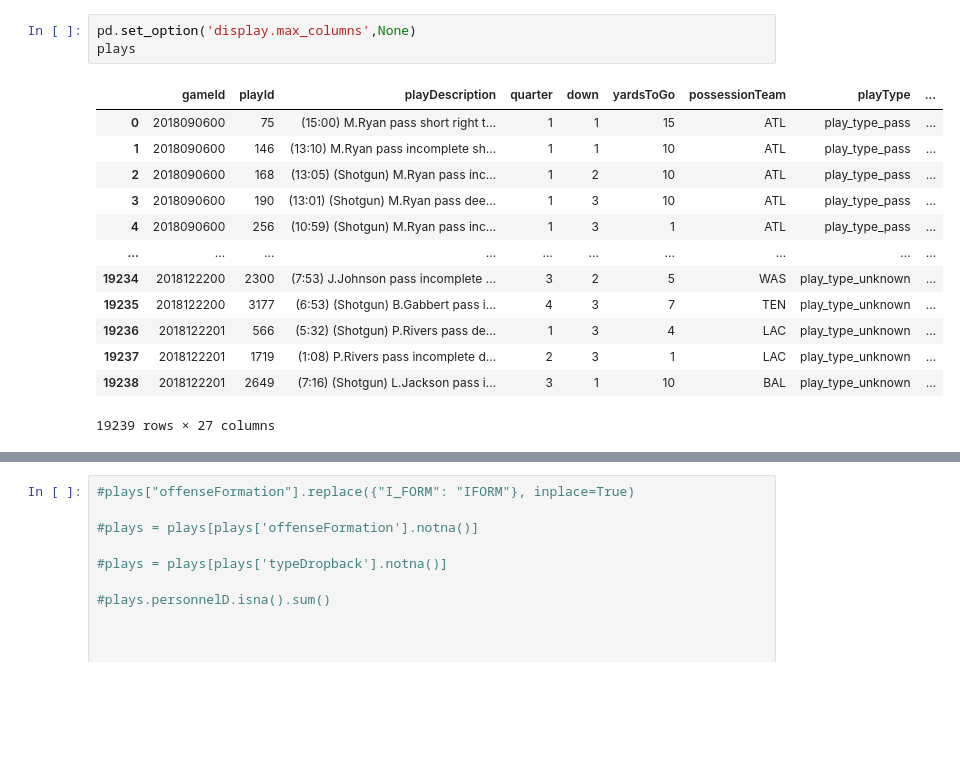
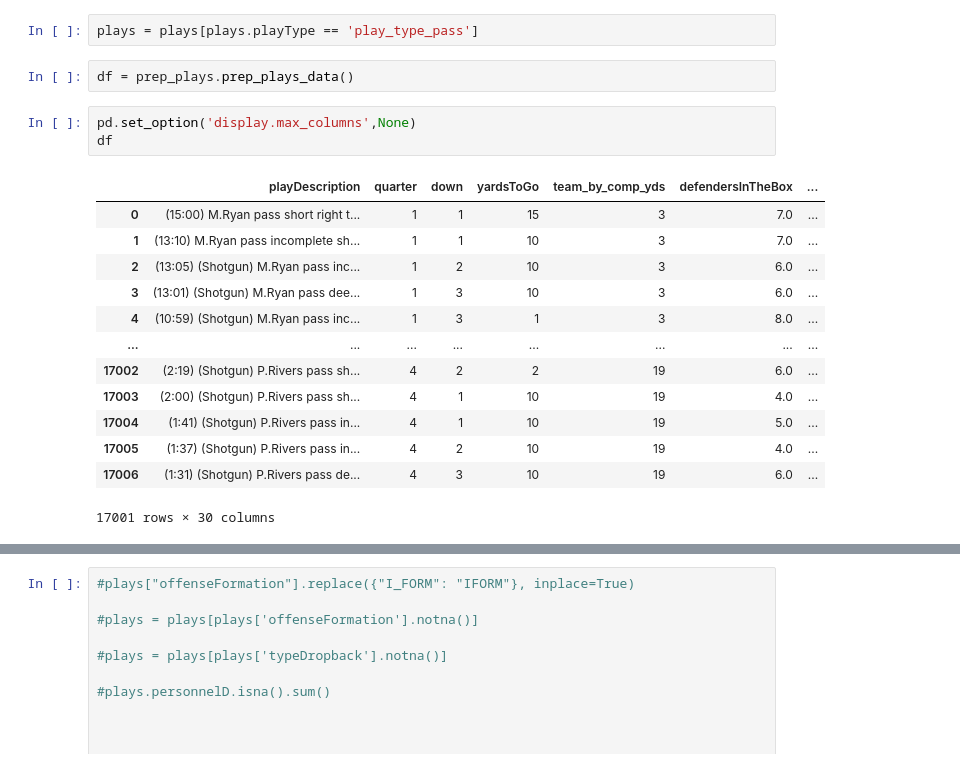
Before and after one commit to Fourth-and-Four/NFL-Big-Data-Bowl-2021, a Jupyter notebook: A_scratch.ipynb, the cells around one changed output, grey strips where cells are left out. Cells and saved outputs as stored; diff of their text form; blank space fills up the shorter version.

```diff
--- a/A_scratch.ipynb
+++ b/A_scratch.ipynb
@@ -39,17 +51,21 @@ plays.head()
+# %%
+plays = plays[plays.playType == 'play_type_pass']
+# %%
+df = prep_plays.prep_plays_data()
 # %%
 pd.set_option('display.max_columns',None)
-plays
+df
 # %% [output]
-|  | gameId | playId | playDescription | quarter | down | yardsToGo | possessionTeam | playType | ... |
-| 0 | 2018090600 | 75 | (15:00) M.Ryan pass short right t... | 1 | 1 | 15 | ATL | play_type_pass | ... |
-| 1 | 2018090600 | 146 | (13:10) M.Ryan pass incomplete sh... | 1 | 1 | 10 | ATL | play_type_pass | ... |
-| 2 | 2018090600 | 168 | (13:05) (Shotgun) M.Ryan pass inc... | 1 | 2 | 10 | ATL | play_type_pass | ... |
-| 3 | 2018090600 | 190 | (13:01) (Shotgun) M.Ryan pass dee... | 1 | 3 | 10 | ATL | play_type_pass | ... |
-| 4 | 2018090600 | 256 | (10:59) (Shotgun) M.Ryan pass inc... | 1 | 3 | 1 | ATL | play_type_pass | ... |
-| ... | ... | ... | ... | ... | ... | ... | ... | ... | ... |
-| 19234 | 2018122200 | 2300 | (7:53) J.Johnson pass incomplete ... | 3 | 2 | 5 | WAS | play_type_unknown | ... |
-| 19235 | 2018122200 | 3177 | (6:53) (Shotgun) B.Gabbert pass i... | 4 | 3 | 7 | TEN | play_type_unknown | ... |
-| 19236 | 2018122201 | 566 | (5:32) (Shotgun) P.Rivers pass de... | 1 | 3 | 4 | LAC | play_type_unknown | ... |
-| 19237 | 2018122201 | 1719 | (1:08) P.Rivers pass incomplete d... | 2 | 3 | 1 | LAC | play_type_unknown | ... |
-| 19238 | 2018122201 | 2649 | (7:16) (Shotgun) L.Jackson pass i... | 3 | 1 | 10 | BAL | play_type_unknown | ... |
+|  | playDescription | quarter | down | yardsToGo | team_by_comp_yds | defendersInTheBox | ... |
+| 0 | (15:00) M.Ryan pass short right t... | 1 | 1 | 15 | 3 | 7.0 | ... |
+| 1 | (13:10) M.Ryan pass incomplete sh... | 1 | 1 | 10 | 3 | 7.0 | ... |
+| 2 | (13:05) (Shotgun) M.Ryan pass inc... | 1 | 2 | 10 | 3 | 6.0 | ... |
+| 3 | (13:01) (Shotgun) M.Ryan pass dee... | 1 | 3 | 10 | 3 | 6.0 | ... |
+| 4 | (10:59) (Shotgun) M.Ryan pass inc... | 1 | 3 | 1 | 3 | 8.0 | ... |
+| ... | ... | ... | ... | ... | ... | ... | ... |
+| 17002 | (2:19) (Shotgun) P.Rivers pass sh... | 4 | 2 | 2 | 19 | 6.0 | ... |
+| 17003 | (2:00) (Shotgun) P.Rivers pass sh... | 4 | 1 | 10 | 19 | 4.0 | ... |
+| 17004 | (1:41) (Shotgun) P.Rivers pass in... | 4 | 1 | 10 | 19 | 5.0 | ... |
+| 17005 | (1:37) (Shotgun) P.Rivers pass in... | 4 | 2 | 10 | 19 | 4.0 | ... |
+| 17006 | (1:31) (Shotgun) P.Rivers pass de... | 4 | 3 | 10 | 19 | 6.0 | ... |
-19239 rows × 27 columns
+17001 rows × 30 columns
```
Also changed, not shown: parts of 59 cells of this notebook.
